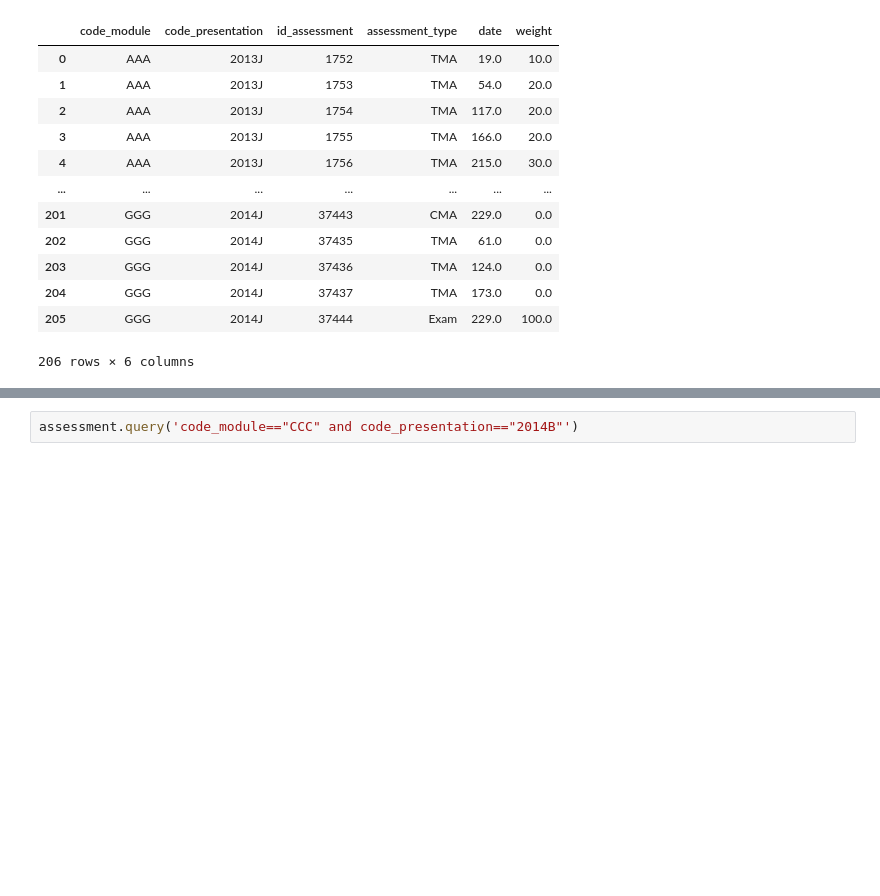
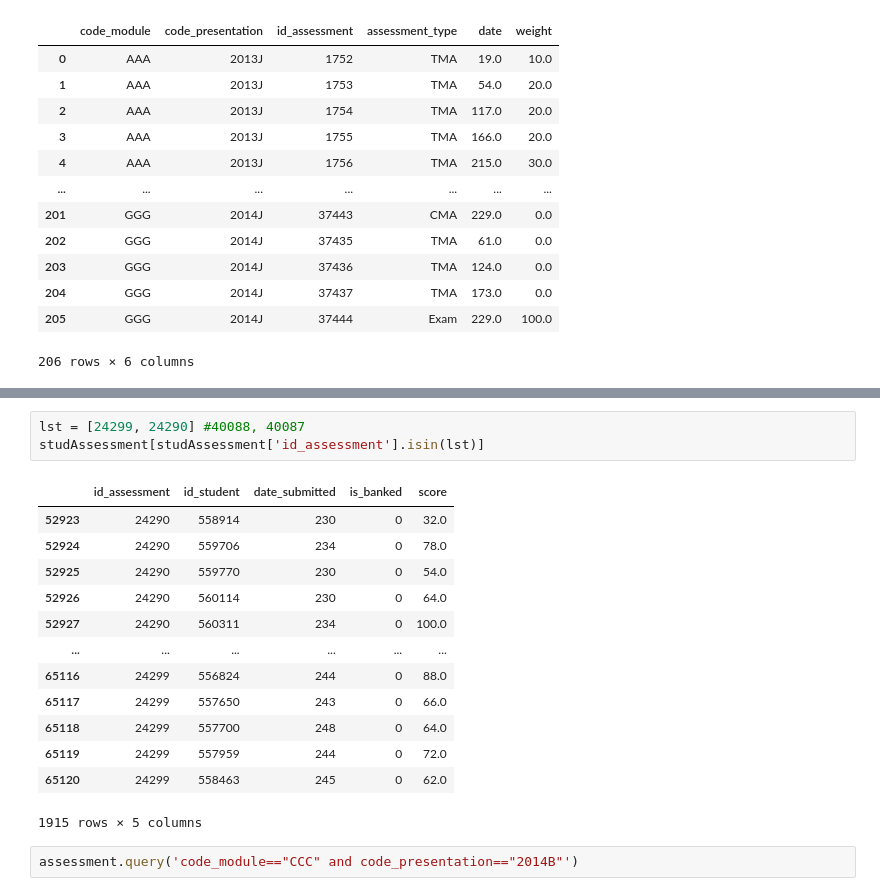
Before and after one commit to olagrasli/DataMiningProject, a Jupyter notebook: student assessment.ipynb, the cells around one changed output, grey strips where cells are left out. Saved outputs shown, nothing was run; the diff lists cells and outputs as text; blank space fills up the shorter version.

```diff
--- a/student assessment.ipynb
+++ b/student assessment.ipynb
@@ -42,3 +74,20 @@ assessment
+# %%
+lst = [24299, 24290] #40088, 40087
+studAssessment[studAssessment['id_assessment'].isin(lst)]
+# %% [output]
+|  | id_assessment | id_student | date_submitted | is_banked | score |
+| 52923 | 24290 | 558914 | 230 | 0 | 32.0 |
+| 52924 | 24290 | 559706 | 234 | 0 | 78.0 |
+| 52925 | 24290 | 559770 | 230 | 0 | 54.0 |
+| 52926 | 24290 | 560114 | 230 | 0 | 64.0 |
+| 52927 | 24290 | 560311 | 234 | 0 | 100.0 |
+| ... | ... | ... | ... | ... | ... |
+| 65116 | 24299 | 556824 | 244 | 0 | 88.0 |
+| 65117 | 24299 | 557650 | 243 | 0 | 66.0 |
+| 65118 | 24299 | 557700 | 248 | 0 | 64.0 |
+| 65119 | 24299 | 557959 | 244 | 0 | 72.0 |
+| 65120 | 24299 | 558463 | 245 | 0 | 62.0 |
+1915 rows × 5 columns
 # %%
 assessment.query('code_module=="CCC" and code_presentation=="2014B"')
 # %% [output]
```
Also changed, not shown: parts of 7 cells of this notebook, 6 other files.
